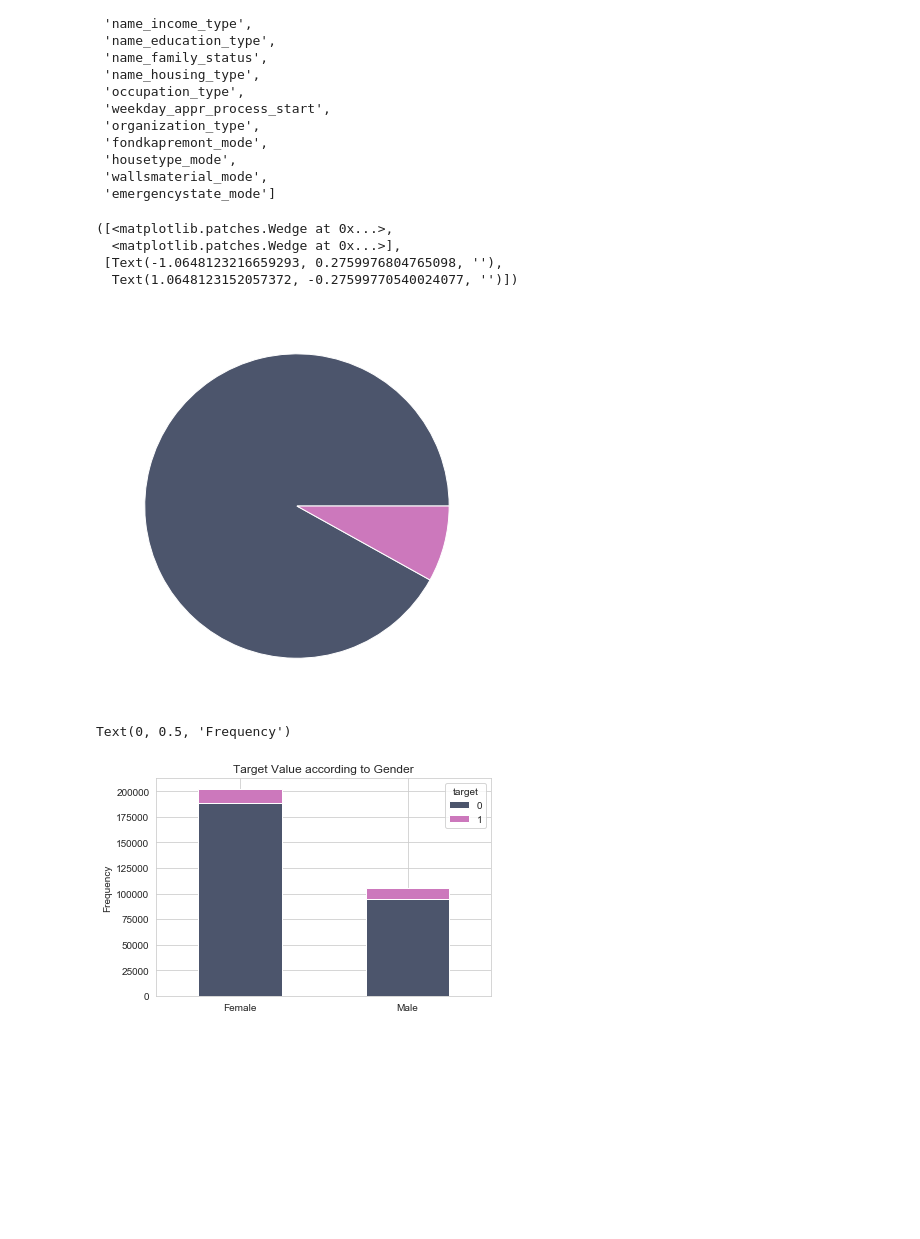
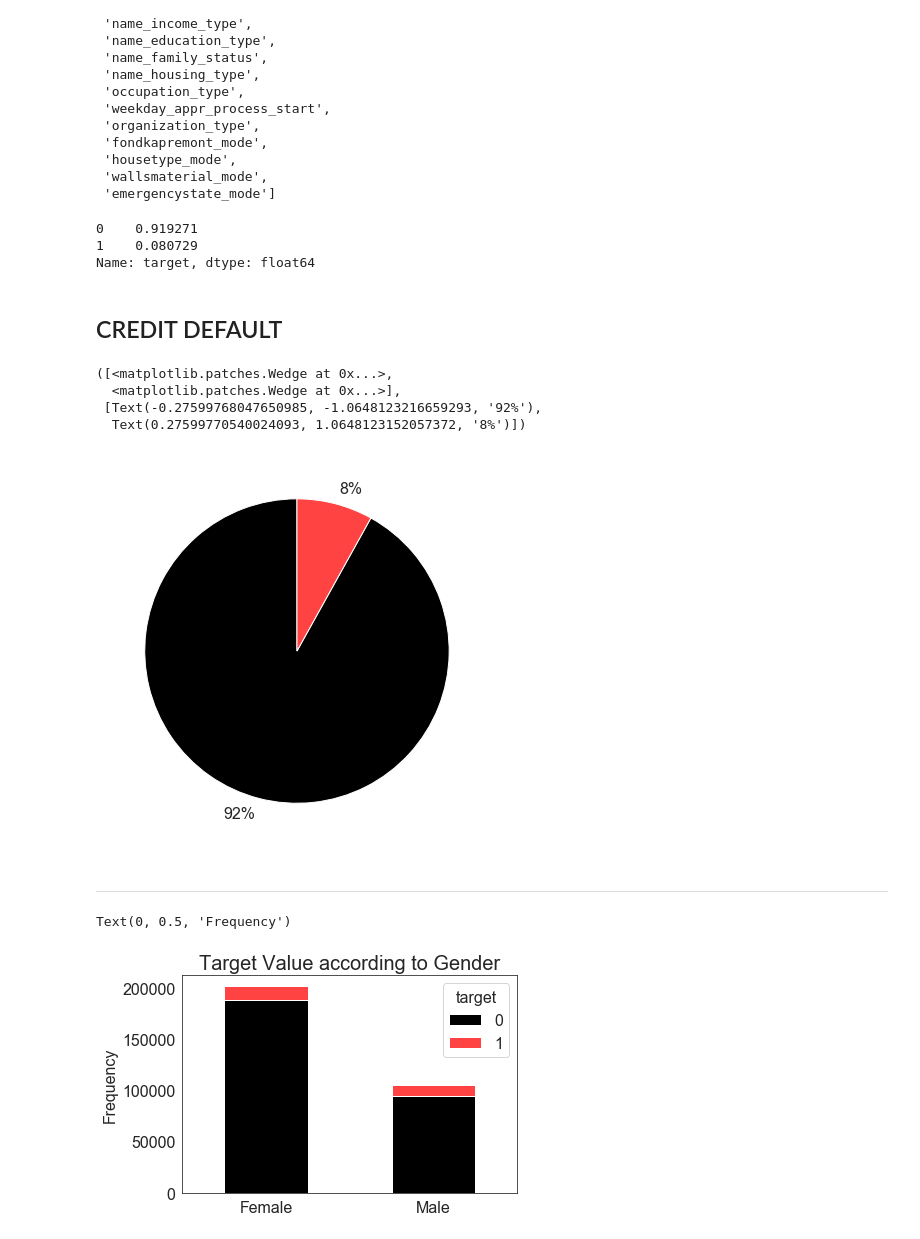
Before and after one commit to 6esche/HomeCredit, a Jupyter notebook: 2_eda.ipynb, the cells around one changed output. Cells and saved outputs as stored; diff of their text form; code cells hidden in the pictures; blank space fills up the shorter version.

```diff
--- a/2_eda.ipynb
+++ b/2_eda.ipynb
@@ -22,2 +22,2 @@ sns.palplot(sns.color_palette())
 # %%
-sns.set_style('whitegrid')
+sns.set_style('white')
@@ -27,3 +24,10 @@ colors_r = ['m', 'C1', 'C5']
+# %%
+colors = ['k', '#ff4343']
+colors_r = ['#ff4343', 'k']
+# %%
+plt.rc('xtick', labelsize=16)
+plt.rc('ytick', labelsize=16)
+plt.rc('font', size=16)
 # %% [markdown]
 ---
 # %%
@@ -63,25 +67,35 @@ df.select_dtypes('object').columns.to_list()
  'housetype_mode',
  'wallsmaterial_mode',
  'emergencystate_mode']
+# %%
+df_parts/df_parts.sum()
+# %% [output]
+0    0.919271
+1    0.080729
+Name: target, dtype: float64
+# %% [markdown]
+## CREDIT DEFAULT
 # %%
 df_parts = df.target.value_counts()
 plt.figure(figsize = (7,7))
-plt.pie(df_parts, colors=colors)
+plt.pie(df_parts, colors=colors, labels=['92%', '8%'], startangle=90)
 # %% [output]
 ([<matplotlib.patches.Wedge at 0x...>,
   <matplotlib.patches.Wedge at 0x...>],
- [Text(-1.0648123216659293, 0.2759976804765098, ''),
-  Text(1.0648123152057372, -0.27599770540024077, '')])
+ [Text(-0.27599768047650985, -1.0648123216659293, '92%'),
+  Text(0.27599770540024093, 1.0648123152057372, '8%')])
-[figure, old version]
+[figure, new version]
+# %% [markdown]
+---
 # %%
 gender = pd.crosstab(df.code_gender, df.target)
 gender.set_index(pd.Index(['Female', 'Male', 'XNA']), inplace=True)
 gender.iloc[0:2].plot(kind='bar', stacked=True, color=colors, rot=360)
-plt.title('Target Value according to Gender')
+plt.title('Target Value according to Gender', fontsize=20)
 plt.ylabel('Frequency')
 # %% [output]
 Text(0, 0.5, 'Frequency')
-[figure, old version]
+[figure, new version]
 # %%
 props = df.groupby('code_gender')['target'].value_counts(normalize=True).unstack()
 props = props*100
```
Also changed, not shown: parts of 37 cells of this notebook.
